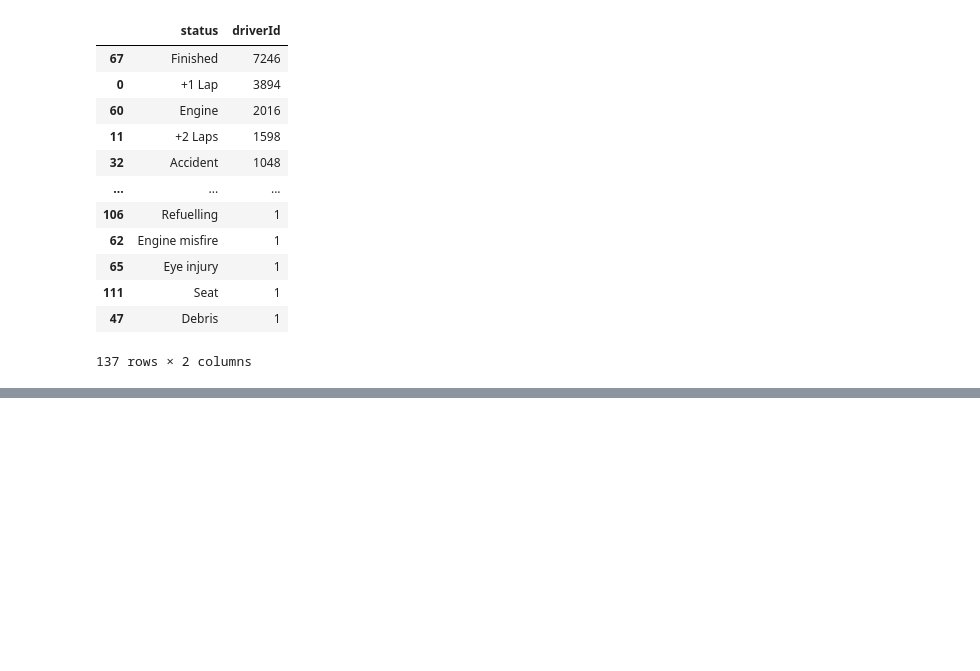
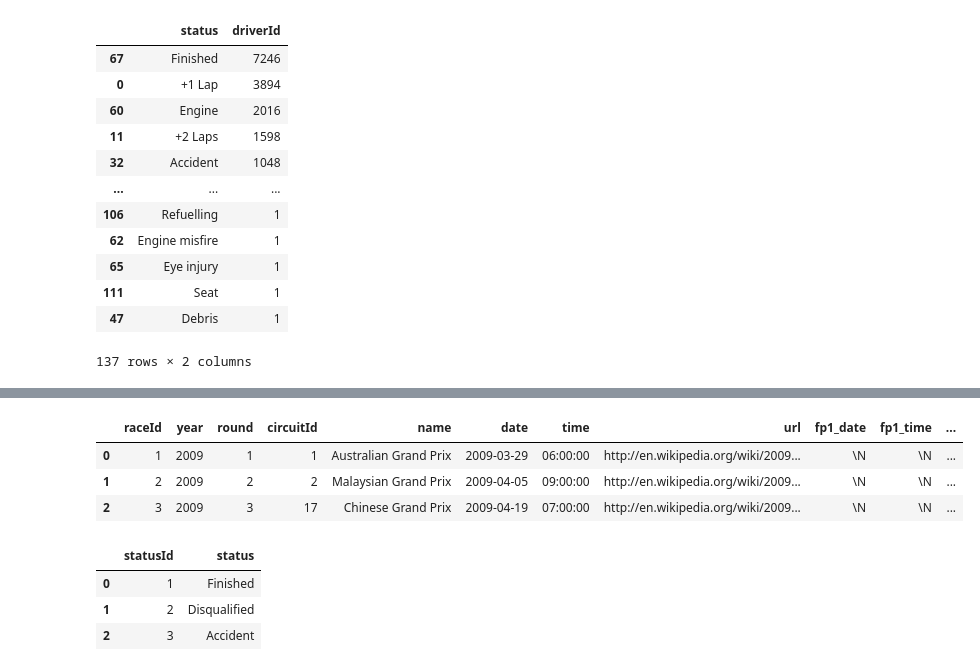
Before and after one commit to Oseiasdfarias/estatistica_do_basico_ao_avancado_EBA, a Jupyter notebook: python_basico/analise_de_dados_formula1.ipynb, the cells around one changed output, grey strips where cells are left out. Saved outputs shown, nothing was run; the diff lists cells and outputs as text; code cells hidden in the pictures; blank space fills up the shorter version.

```diff
--- a/python_basico/analise_de_dados_formula1.ipynb
+++ b/python_basico/analise_de_dados_formula1.ipynb
@@ -20,6 +20,8 @@ df_results = pd.read_csv("./dataset_f1/results.csv")
 df_status = pd.read_csv("./dataset_f1/status.csv")
 # %%
 df_circuits = pd.read_csv("./dataset_f1/circuits.csv")
+# %%
+df_races = pd.read_csv("./dataset_f1/races.csv")
 # %% [markdown]
 ## **Análise exploratória dos DataFrames**
 # %%
@@ -544,0 +563,14 @@ fig.show()
+# %%
+df_races.head(3)
+# %% [output]
+|  | raceId | year | round | circuitId | name | date | time | url | fp1_date | fp1_time | ... |
+| 0 | 1 | 2009 | 1 | 1 | Australian Grand Prix | 2009-03-29 | 06:00:00 | http://en.wikipedia.org/wiki/2009... | \N | \N | ... |
+| 1 | 2 | 2009 | 2 | 2 | Malaysian Grand Prix | 2009-04-05 | 09:00:00 | http://en.wikipedia.org/wiki/2009... | \N | \N | ... |
+| 2 | 3 | 2009 | 3 | 17 | Chinese Grand Prix | 2009-04-19 | 07:00:00 | http://en.wikipedia.org/wiki/2009... | \N | \N | ... |
+# %%
+df_status.head(3)
+# %% [output]
+|  | statusId | status |
+| 0 | 1 | Finished |
+| 1 | 2 | Disqualified |
+| 2 | 3 | Accident |
```
Also changed, not shown: parts of 11 cells of this notebook.
